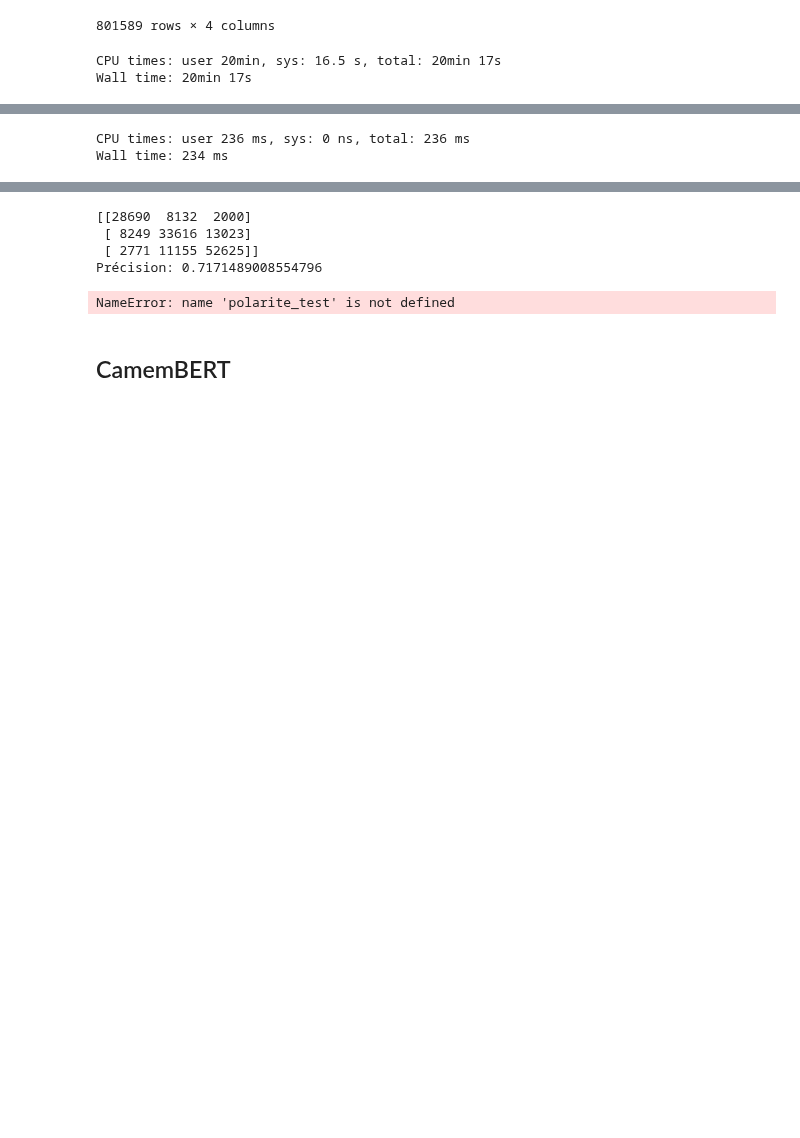
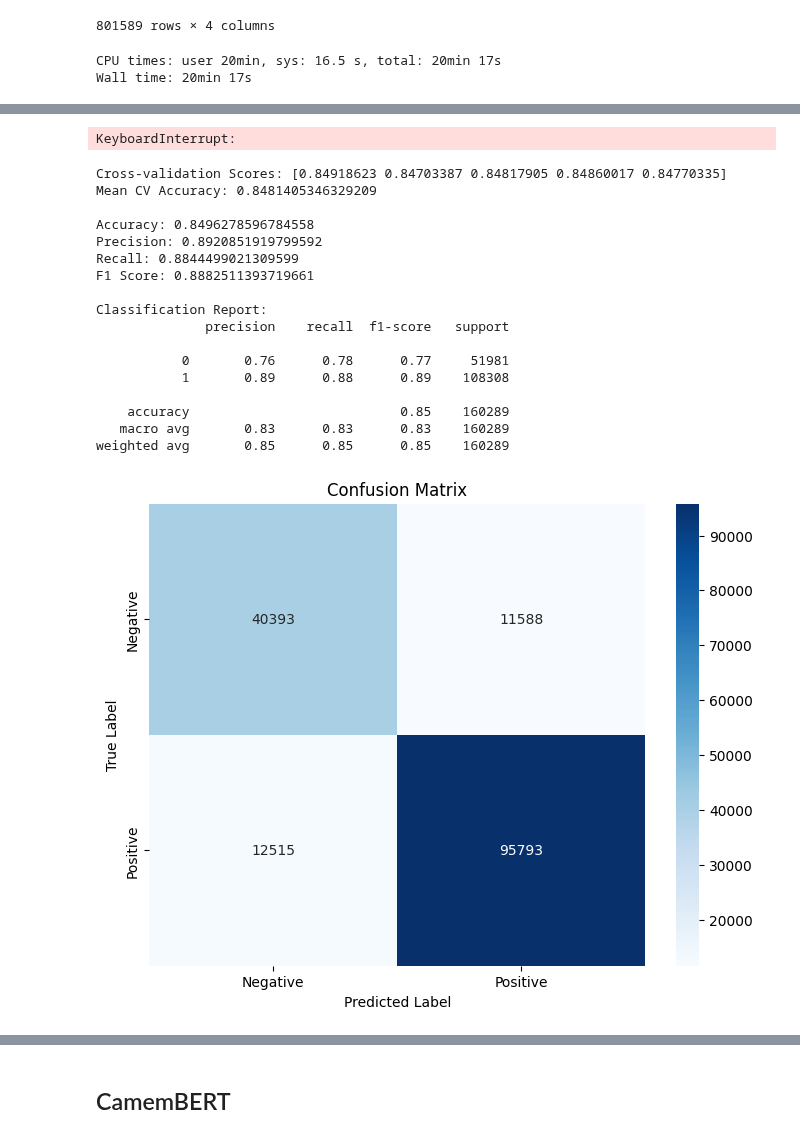
Before and after one commit to mass2330/python_ds_film, a Jupyter notebook: notebook_final.ipynb, the cells around one changed output, grey strips where cells are left out. Drawn from its saved outputs; the diff is of its cells as text; code cells hidden in the pictures; blank space fills up the shorter version.

```diff
--- a/notebook_final.ipynb
+++ b/notebook_final.ipynb
@@ -1141,4 +1241,2 @@ Polarité_réelle
 dtype: int64
-# %%
-df_critiques = df_critiques[df_critiques['Critique'].str.len() > 5]
 # %%
@@ -1155,0 +1300,19 @@ cv_test_features = cv.transform(critique_test)
+# %%
+%%time
+
+# Define logistic regression model
+model_lr = LogisticRegression(max_iter=100000)
+
+# Hyperparameter tuning using GridSearchCV
+param_grid = {'C': [0.001, 0.01, 0.1, 1, 10, 100]}
+grid_search = GridSearchCV(model_lr, param_grid, cv=StratifiedKFold(n_splits=5), scoring='accuracy')
+grid_search.fit(cv_train_features, polarite_train)
+
+# Print best parameters
+print("Best Parameters: ", grid_search.best_params_)
+
+best_model = grid_search.best_estimator_
+
+logistic_regression_results = evaluate_model(best_model, cv_train_features, polarite_train, cv_test_features, polarite_test)
+# %% [output]
+KeyboardInterrupt:
@@ -1156,12 +1334,25 @@ cv_test_features = cv.transform(critique_test)
 # %%
 %%time
-
 # Naive Bayes on Count Vectors
-from sklearn import model_selection, preprocessing, naive_bayes, metrics
-from sklearn import decomposition, ensemble
 
 model_MultinomialNB= naive_bayes.MultinomialNB()
-model_MultinomialNB.fit(cv_train_features, polarite_train)
+MultinomialNB_results = evaluate_model(model_MultinomialNB, cv_train_features, polarite_train, cv_test_features, polarite_test)
 # %% [output]
-CPU times: user 236 ms, sys: 0 ns, total: 236 ms
-Wall time: 234 ms
+Cross-validation Scores: [0.84918623 0.84703387 0.84817905 0.84860017 0.84770335]
+Mean CV Accuracy: 0.8481405346329209
+
+Accuracy: 0.8496278596784558
+Precision: 0.8920851919799592
+Recall: 0.8844499021309599
+F1 Score: 0.8882511393719661
+
+Classification Report:
+              precision    recall  f1-score   support
+
+           0       0.76      0.78      0.77     51981
+           1       0.89      0.88      0.89    108308
+
+    accuracy                           0.85    160289
+   macro avg       0.83      0.83      0.83    160289
+weighted avg       0.85      0.85      0.85    160289
+[figure, added]
@@ -1169,11 +1360,0 @@ MultinomialNB()
-# %%
-# Testing model performance
-pred_MultinomialNB= model_MultinomialNB.predict(cv_test_features)
-cm_MultinomialNB = confusion_matrix(polarite_test, pred_MultinomialNB)
-print(cm_MultinomialNB)
-print ("Précision: %s" % accuracy_score(polarite_test, pred_MultinomialNB))
-# %% [output]
-[[28690  8132  2000]
- [ 8249 33616 13023]
- [ 2771 11155 52625]]
-Précision: 0.7171489008554796
@@ -1232,7 +1361,3 @@ pred_log_reg = train_predict_model(log_reg, cv_train_features, polarite_train, c
-# %%
-display_model_performance_metrics(polarite_test, pred_log_reg, [-1,0,1])
-# %% [output]
-NameError: name 'polarite_test' is not defined
 # %% [markdown]
 ## CamemBERT
 # %%
```
Also changed, not shown: parts of 34 cells of this notebook, 1 other file.
